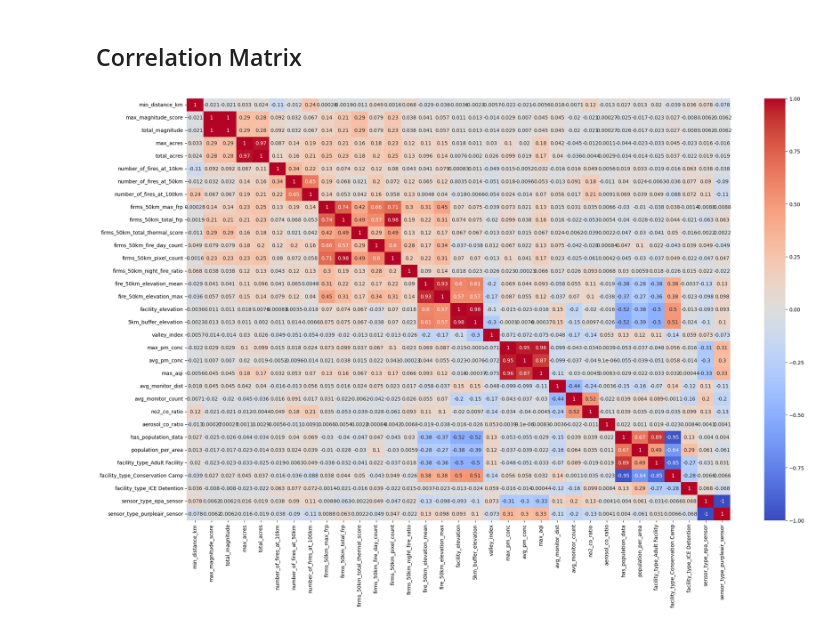
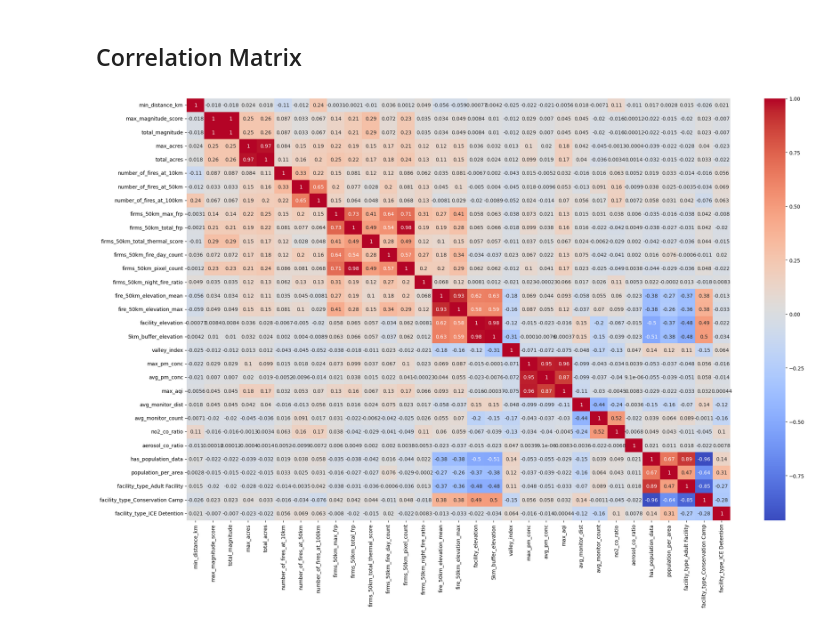
Before and after one commit to allisonsibrian/ca-wildfire-pollution-prison-project, a Jupyter notebook: pre_analysis_final_cleaning.ipynb, the cells around one changed output. Drawn from its saved outputs; the diff is of its cells as text; code cells hidden in the pictures.

Commit message:
finalized pre analysis moving to model

```diff
--- a/pre_analysis_final_cleaning.ipynb
+++ b/pre_analysis_final_cleaning.ipynb
@@ -177,0 +164,3 @@ finalizing_features_all_pm.shape
+# %%
+# Fixing NA fire_50km_elevation_mean and fire_50km_elevation_max
+finalizing_features.fillna({'fire_50km_elevation_mean': 0, 'fire_50km_elevation_max': 0}, inplace=True)
@@ -178,11 +169,11 @@ finalizing_features_all_pm.shape
 # %%
 # OHE Facility Types
 enc = OneHotEncoder()
-enc.fit(finalizing_features_all_pm[['facility_type']])
-enc_fac_data = enc.transform(finalizing_features_all_pm[['facility_type']]).toarray()
-enc_fac_df = pd.DataFrame(data=enc_fac_data, columns=enc.get_feature_names_out(), index=finalizing_features_all_pm.index)
+enc.fit(finalizing_features[['facility_type']])
+enc_fac_data = enc.transform(finalizing_features[['facility_type']]).toarray()
+enc_fac_df = pd.DataFrame(data=enc_fac_data, columns=enc.get_feature_names_out(), index=finalizing_features.index)
 
-finalizing_features_ohe_one = finalizing_features_all_pm.join(enc_fac_df).copy()
+finalizing_features_ohe_one = finalizing_features.join(enc_fac_df).copy()
 finalizing_features_ohe_one.drop(columns='facility_type', inplace=True)
 finalizing_features_ohe_one
 # %% [output]
@@ -202,12 +193,8 @@ finalizing_features_ohe_one
 # %%
-# OHE Sensor Types
-enc.fit(finalizing_features_all_pm[['sensor_type']])
-enc_sensor_data = enc.transform(finalizing_features_all_pm[['sensor_type']]).toarray()
-enc_sensor_df = pd.DataFrame(data=enc_sensor_data, columns=enc.get_feature_names_out(), index=finalizing_features_ohe_one.index)
-
-finalizing_features_all = finalizing_features_ohe_one.join(enc_sensor_df).copy()
-finalizing_features_all.drop(columns=['sensor_type'], inplace=True)
-finalizing_features_all
+# Considering there are 1306 missing PM 2.5 values, there are no sensor types for these missing values as well.
+# If adding missing PM 2.5 values to model, it would be best to drop the sensor type column
+finalizing_features_ohe_one.drop(columns=['sensor_type'], inplace=True)
+finalizing_features_ohe_one
 # %% [output]
 |  | Institution Name | Date | min_distance_km | max_magnitude_score | total_magnitude | max_acres | ... |
 | 0 | Avenal State Prison (ASP) | 2024-09 | 20.445998 | 11.512470 | 12.723598 | 17614.501953 | ... |
@@ -226,9 +213,9 @@ finalizing_features_all
 ## Correlation Matrix
 # %%
 plt.figure(figsize=(24, 15))
-correlation_points = finalizing_features_all.corr(numeric_only=True)
+correlation_points = finalizing_features_ohe_one.corr(numeric_only=True)
 sns.heatmap(correlation_points, annot=True, cmap='coolwarm')
 plt.show()
 # %% [output]
-[figure, old version]
+[figure, new version]
 # %%
```
Also changed, not shown: parts of 15 cells of this notebook.
